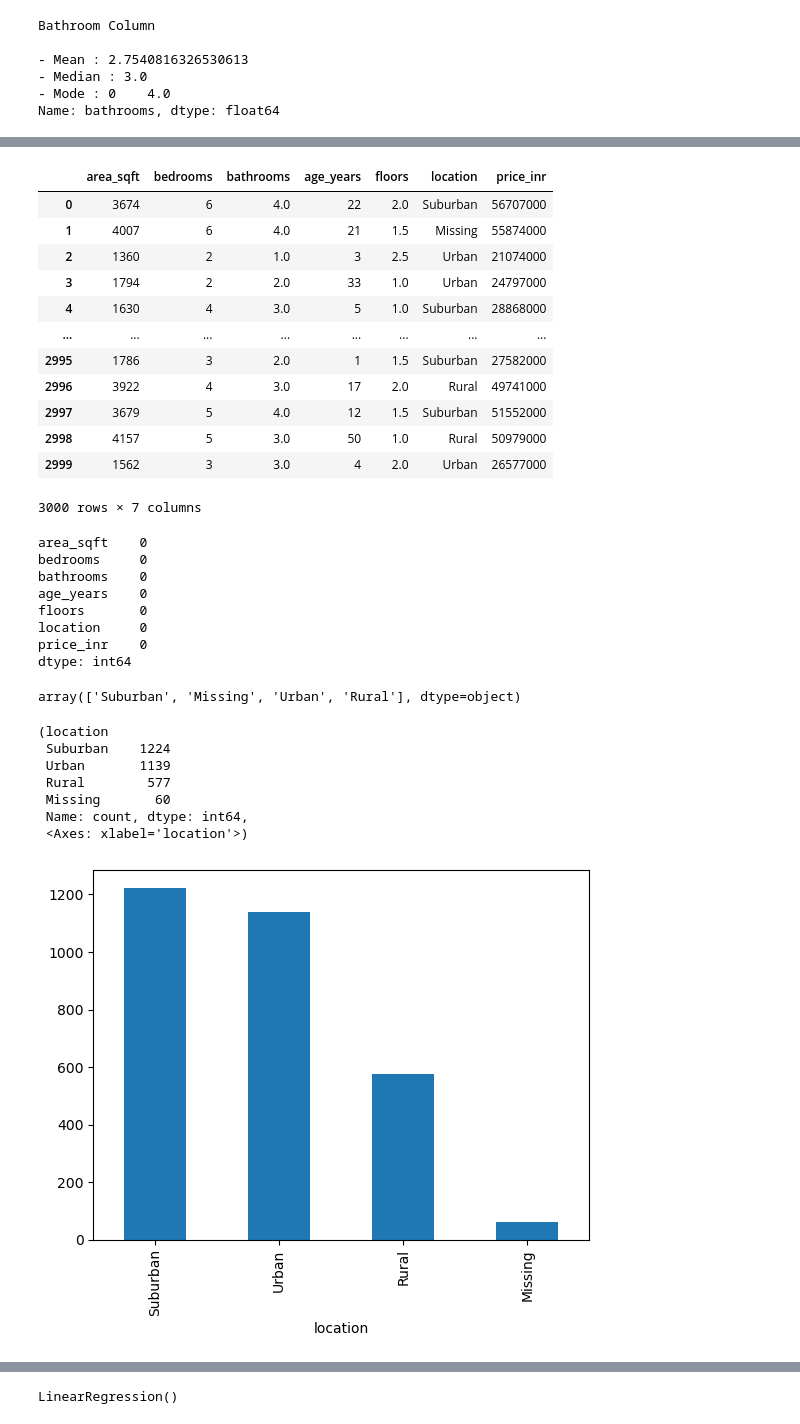
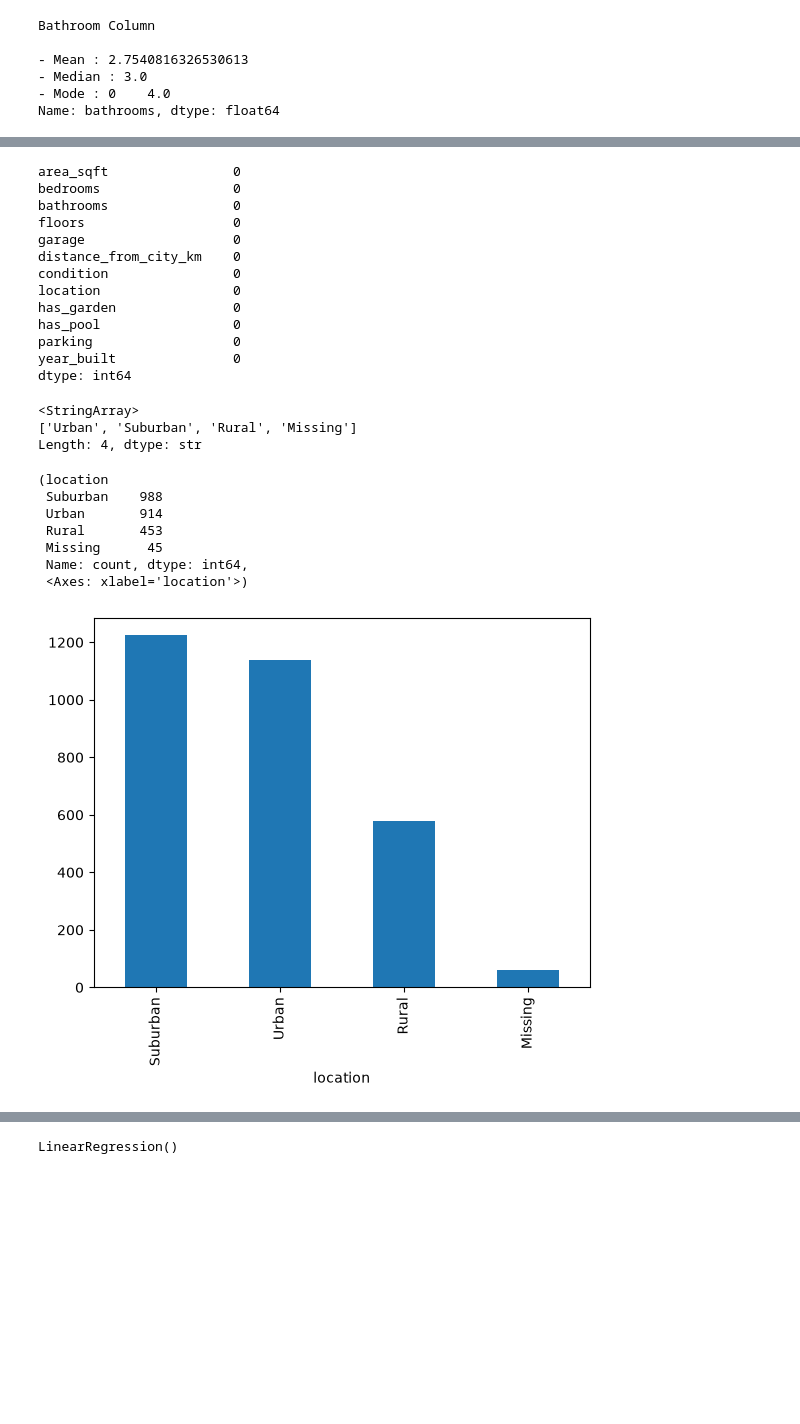
Before and after one commit to yashDumasia/ML, a Jupyter notebook: Housing_Price_Prediction.ipynb, the cells around one changed output, grey strips where cells are left out. Cells and saved outputs as stored; diff of their text form; code cells hidden in the pictures; blank space fills up the shorter version.

Commit message:
Some Changes in Housing Price Prediction Project : Add More input column and another changes.

```diff
--- a/Housing_Price_Prediction.ipynb
+++ b/Housing_Price_Prediction.ipynb
@@ -95,0 +116,5 @@ x_train
+# %%
+from sklearn.linear_model import LogisticRegression
+lr = LogisticRegression(max_iter=1000)
+
+lr.fit(bathroom_x_train, bathroom_y_train)
@@ -96 +131,5 @@ x_train
+# %%
+bathroom_predictions = lr.predict(bathroom_x_pred)
+# %%
+x_train.loc[x_train["bathrooms"].isna(),"bathrooms"] = bathroom_predictions
 # %%
@@ -118,17 +136,0 @@ y_pred.shape
-# %%
-df.loc[df['bathrooms'].isna(), 'bathrooms'] = y_pred
-df
-# %% [output]
-|  | area_sqft | bedrooms | bathrooms | age_years | floors | location | price_inr |
-| 0 | 3674 | 6 | 4.0 | 22 | 2.0 | Suburban | 56707000 |
-| 1 | 4007 | 6 | 4.0 | 21 | 1.5 | Missing | 55874000 |
-| 2 | 1360 | 2 | 1.0 | 3 | 2.5 | Urban | 21074000 |
-| 3 | 1794 | 2 | 2.0 | 33 | 1.0 | Urban | 24797000 |
-| 4 | 1630 | 4 | 3.0 | 5 | 1.0 | Suburban | 28868000 |
-| ... | ... | ... | ... | ... | ... | ... | ... |
-| 2995 | 1786 | 3 | 2.0 | 1 | 1.5 | Suburban | 27582000 |
-| 2996 | 3922 | 4 | 3.0 | 17 | 2.0 | Rural | 49741000 |
-| 2997 | 3679 | 5 | 4.0 | 12 | 1.5 | Suburban | 51552000 |
-| 2998 | 4157 | 5 | 3.0 | 50 | 1.0 | Rural | 50979000 |
-| 2999 | 1562 | 3 | 3.0 | 4 | 2.0 | Urban | 26577000 |
-3000 rows × 7 columns
@@ -135,26 +143,33 @@ df
 # %%
-df.isnull().sum()
+x_train.isnull().sum()
 # %% [output]
-area_sqft    0
-bedrooms     0
-bathrooms    0
-age_years    0
-floors       0
-location     0
-price_inr    0
+area_sqft                0
+bedrooms                 0
+bathrooms                0
+floors                   0
+garage                   0
+distance_from_city_km    0
+condition                0
+location                 0
+has_garden               0
+has_pool                 0
+parking                  0
+year_built               0
 dtype: int64
 # %%
-df["location"].unique()
+x_train["location"].unique()
 # %% [output]
-array(['Suburban', 'Missing', 'Urban', 'Rural'], dtype=object)
+<StringArray>
+['Urban', 'Suburban', 'Rural', 'Missing']
+Length: 4, dtype: str
 # %%
-df["location"].value_counts(),df["location"].value_counts().plot(kind = "bar")
+x_train["location"].value_counts(),df["location"].value_counts().plot(kind = "bar")
 # %% [output]
 (location
- Suburban    1224
- Urban       1139
- Rural        577
- Missing       60
+ Suburban    988
+ Urban       914
+ Rural       453
+ Missing      45
  Name: count, dtype: int64,
  <Axes: xlabel='location'>)
-[figure, old version]
+[figure, new version]
```
Also changed, not shown: parts of 31 cells of this notebook, 4 other files.
